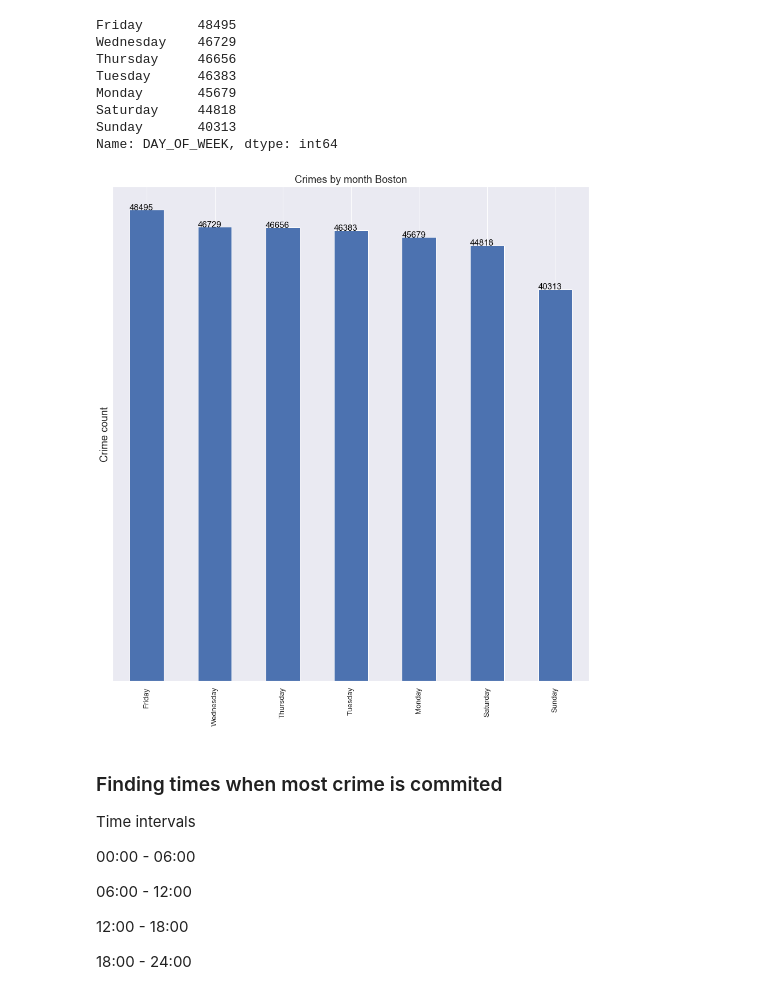
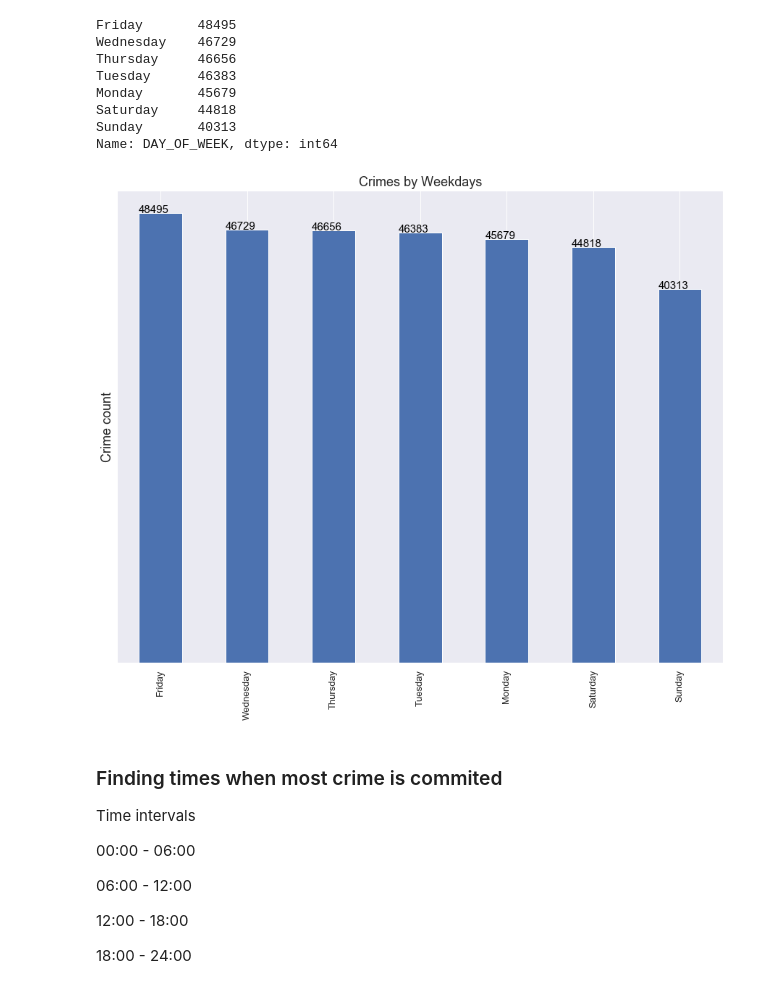
Before and after one commit to ValdemarQ/boston-crimes, a Jupyter notebook: Project 2 - Working with data, pandas & graphs.ipynb, the cells around one changed output. Saved outputs shown, nothing was run; the diff lists cells and outputs as text; code cells hidden in the pictures.

```diff
--- a/Project 2 - Working with data, pandas & graphs.ipynb
+++ b/Project 2 - Working with data, pandas & graphs.ipynb
@@ -183,13 +200,22 @@ top10_percent.sum()
 # %% [output]
 61.32
 # %%
-ax = top10_percent.plot(kind='bar', figsize=(15,16), color="green", fontsize=13);
-ax.set_title("Top 10 Crimes in Boston by %", fontsize=18)
-ax.set_ylabel("Crime %", fontsize=18);
-plt.yticks([])
+#ax = top10_percent.plot(kind='bar', figsize=(15,16), color="green", fontsize=13);
+#ax.set_title("Top 10 Crimes in Boston by %", fontsize=18)
+#ax.set_ylabel("Crime %", fontsize=18);
+#plt.yticks([])
 # set individual bar lables using above list
-for i in ax.patches:
+#for i in ax.patches:
     # get_x pulls left or right; get_height pushes up or down
-    ax.text(i.get_x(), i.get_height(), \
-            str(round((i.get_height()), 2)) + "%", fontsize=15, color='black')
+    #ax.text(i.get_x(), i.get_height(), \
+           # str(round((i.get_height()), 2)) + "%", fontsize=15, color='black')
+
+
+plt.figure(figsize=(15,12))
+sns.barplot(top10_percent.values, top10_percent.index)
+for i, v in enumerate(top10_percent.values):
+    plt.text(0,i,v,fontsize=14)
+plt.xlabel('Crime % of total', fontsize=20)
+plt.ylabel('Crime type', fontsize=20)
+plt.title('Top 10 Crimes in Boston by %', fontsize=24)
 # %% [output]
@@ -202,7 +229,7 @@ months_counts = crimes['MONTH'].value_counts()
 crimes_by_month = months_counts.rename({1:'January',2:'February', 3:'March', 4:'April', 5:'May', 6:'June', 7:'July', 8:'August',9:'September', 10:'October', 11:'November', 12:'December'})
 # %%
 
-ax1 = crimes_by_month.plot(kind='bar', figsize=(18,15), color="grey", fontsize=13);
+ax1 = crimes_by_month.plot(kind='bar', figsize=(18,12), color="grey", fontsize=13);
 ax1.set_title("Crimes by month Boston", fontsize=18)
 ax1.set_ylabel("Crime count", fontsize=18);
 plt.yticks([])
@@ -219,18 +256,9 @@ for i in ax1.patches:
 # %%
-ax = months_as_percent.plot(kind='bar', figsize=(15,16), color="green", fontsize=13);
+ax = months_as_percent.plot(kind='bar', figsize=(15,12), color="green", fontsize=13);
 ax.set_title("Crimes by month Boston by %", fontsize=18)
 ax.set_ylabel("Month % of total", fontsize=18);
 plt.yticks([])
 
-crimes_by_month_percent = crimes_by_month.copy()
-
-crimes_by_month_percent_list = []
-crimes_by_month_percent_index = []
-for index, value in crimes_by_month_percent.iteritems():
-    crimes_by_month_percent_list.append(round((value/sumofcrimes)*100,2))
-    crimes_by_month_percent_index.append(index)
-
-months_as_percent = pd.Series(crimes_by_month_percent_list, index=crimes_by_month_percent_index)
 
 # set individual bar lables using above list
 for i in ax.patches:
@@ -269,22 +283,18 @@ Saturday     44818
 Sunday       40313
 Name: DAY_OF_WEEK, dtype: int64
 # %%
-#plt.figure(figsize=(15,16))
-#ax2 = crime_week_days.plot(kind='pie', figsize=(15,16),  fontsize=15, title='Crimes by weekdays').title.set_size(20)
-
-
-ax = crime_week_days.plot(kind='bar', figsize=(15,16),  fontsize=13);
-ax.set_title("Crimes by month Boston", fontsize=18)
+ax = crime_week_days.plot(kind='bar', figsize=(15,12),  fontsize=13);
+ax.set_title("Crimes by Weekdays", fontsize=18)
 ax.set_ylabel("Crime count", fontsize=18);
 plt.yticks([])
 
 # set individual bar lables using above list
 for i in ax.patches:
     # get_x pulls left or right; get_height pushes up or down
     ax.text(i.get_x(), i.get_height(), \
             str(round((i.get_height()), 2)), fontsize=15, color='black')
 # %% [output]
-[figure, old version]
+[figure, new version]
 # %% [markdown]
 ### Finding times when most crime is commited
 Time intervals
```
Also changed, not shown: parts of 31 cells of this notebook.
